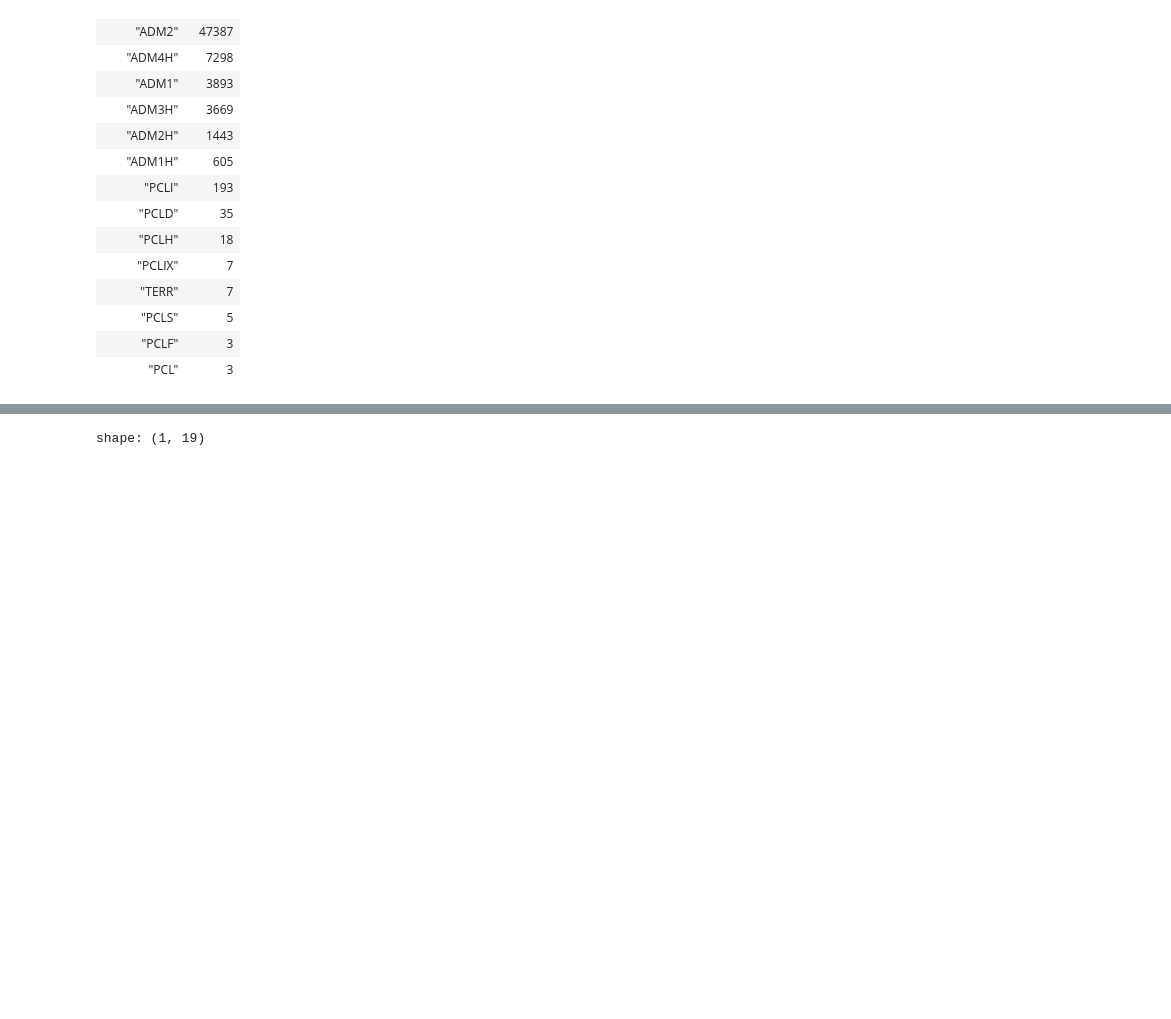
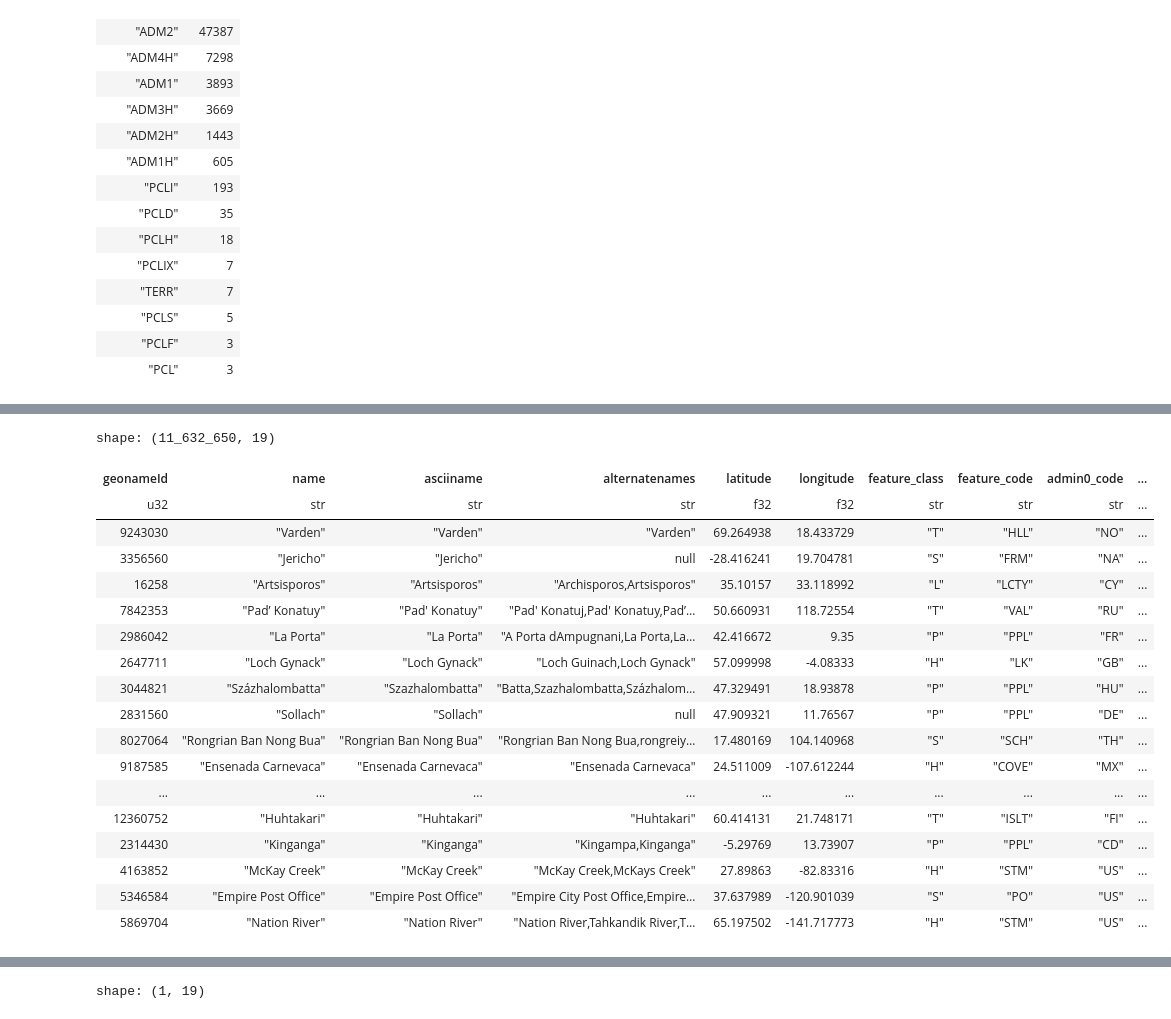
Before and after one commit to SamBroomy/heisenberg, a Jupyter notebook: test.ipynb, the cells around one changed output, grey strips where cells are left out. Cells and saved outputs as stored; diff of their text form; code cells hidden in the pictures; blank space fills up the shorter version.

```diff
--- a/test.ipynb
+++ b/test.ipynb
@@ -1267,13 +1327,15 @@ countryInfo= load_file1(
 # %%
 # build_unified_admin_table(con, conn, overwrite=False)
-out = (
+admin_search = (
     allCountries.lazy()
     .with_columns(
-        admin_level_tmp=pl.sum_horizontal(cs.matches(r"admin\d+_code").is_not_null()).cast(pl.UInt8),
-        feature_code=pl.col.feature_code.cast(pl.Utf8),
+        admin_level_tmp=pl.sum_horizontal(
+            cs.matches(r"admin\d+_code").is_not_null()
+        ).cast(pl.UInt8),
+        #     feature_code=pl.col.feature_code.cast(pl.Utf8),
     )
     .with_columns(
-        admin_level=pl.when(pl.col("feature_code").cast(pl.Utf8).str.contains(r"^PCL[A-Z]*$|^TERR$"))
+        admin_level=pl.when(pl.col("feature_code").str.contains(r"^PCL[A-Z]*$|^TERR$"))
         .then(0)
         .when(pl.col("feature_code").str.contains(r"^ADM[1-5]$"))
         .then(pl.col("admin_level_tmp") - 1)
@@ -1283,7 +1345,12 @@ out = (
         .clip(0, 4),
     )
     .with_columns(
-        feature_code=pl.col.feature_code.cast(pl.Categorical))
+        admin1_code=pl.when(pl.col("admin_level") == 0)
+        .then(None)
+        .otherwise(pl.col("admin1_code"))
+    )
+    # .with_columns(
+    #     feature_code=pl.col.feature_code.cast(pl.Categorical))
     .join(
         countryInfo.lazy(),
         on=GID,
@@ -1314,6 +1381,9 @@ out = (
     )
     .filter(pl.col("admin_level").is_not_null())
 ).sink_parquet(
-        Path("./data/processed/geonames/admin_search.parquet").as_posix(),
-        #partition_by=["admin_level"],
-    )
+    Path("./data/processed/geonames/admin_search.parquet").as_posix(),
+    # partition_by=["admin_level"],
+)
+admin_search = pl.scan_parquet(
+    Path("./data/processed/geonames/admin_search.parquet").as_posix(),
+)
@@ -1343,0 +1639,22 @@ shape: (688_075, 19)
+# %%
+allCountries.join(admin_search.lazy(), on=GID, how="anti").collect()
+# %% [output]
+shape: (11_632_650, 19)
+| geonameId | name | asciiname | alternatenames | latitude | longitude | feature_class | feature_code | admin0_code | ... |
+| u32 | str | str | str | f32 | f32 | str | str | str | ... |
+| 9243030 | "Varden" | "Varden" | "Varden" | 69.264938 | 18.433729 | "T" | "HLL" | "NO" | ... |
+| 3356560 | "Jericho" | "Jericho" | null | -28.416241 | 19.704781 | "S" | "FRM" | "NA" | ... |
+| 16258 | "Artsisporos" | "Artsisporos" | "Archisporos,Artsisporos" | 35.10157 | 33.118992 | "L" | "LCTY" | "CY" | ... |
+| 7842353 | "Pad’ Konatuy" | "Pad' Konatuy" | "Pad' Konatuj,Pad' Konatuy,Pad’… | 50.660931 | 118.72554 | "T" | "VAL" | "RU" | ... |
+| 2986042 | "La Porta" | "La Porta" | "A Porta dAmpugnani,La Porta,La… | 42.416672 | 9.35 | "P" | "PPL" | "FR" | ... |
+| 2647711 | "Loch Gynack" | "Loch Gynack" | "Loch Guinach,Loch Gynack" | 57.099998 | -4.08333 | "H" | "LK" | "GB" | ... |
+| 3044821 | "Százhalombatta" | "Szazhalombatta" | "Batta,Szazhalombatta,Százhalom… | 47.329491 | 18.93878 | "P" | "PPL" | "HU" | ... |
+| 2831560 | "Sollach" | "Sollach" | null | 47.909321 | 11.76567 | "P" | "PPL" | "DE" | ... |
+| 8027064 | "Rongrian Ban Nong Bua" | "Rongrian Ban Nong Bua" | "Rongrian Ban Nong Bua,rongreiy… | 17.480169 | 104.140968 | "S" | "SCH" | "TH" | ... |
+| 9187585 | "Ensenada Carnevaca" | "Ensenada Carnevaca" | "Ensenada Carnevaca" | 24.511009 | -107.612244 | "H" | "COVE" | "MX" | ... |
+| ... | ... | ... | ... | ... | ... | ... | ... | ... | ... |
+| 12360752 | "Huhtakari" | "Huhtakari" | "Huhtakari" | 60.414131 | 21.748171 | "T" | "ISLT" | "FI" | ... |
+| 2314430 | "Kinganga" | "Kinganga" | "Kingampa,Kinganga" | -5.29769 | 13.73907 | "P" | "PPL" | "CD" | ... |
+| 4163852 | "McKay Creek" | "McKay Creek" | "McKay Creek,McKays Creek" | 27.89863 | -82.83316 | "H" | "STM" | "US" | ... |
+| 5346584 | "Empire Post Office" | "Empire Post Office" | "Empire City Post Office,Empire… | 37.637989 | -120.901039 | "S" | "PO" | "US" | ... |
+| 5869704 | "Nation River" | "Nation River" | "Nation River,Tahkandik River,T… | 65.197502 | -141.717773 | "H" | "STM" | "US" | ... |
```
Also changed, not shown: parts of 18 cells of this notebook, 9 other files.
